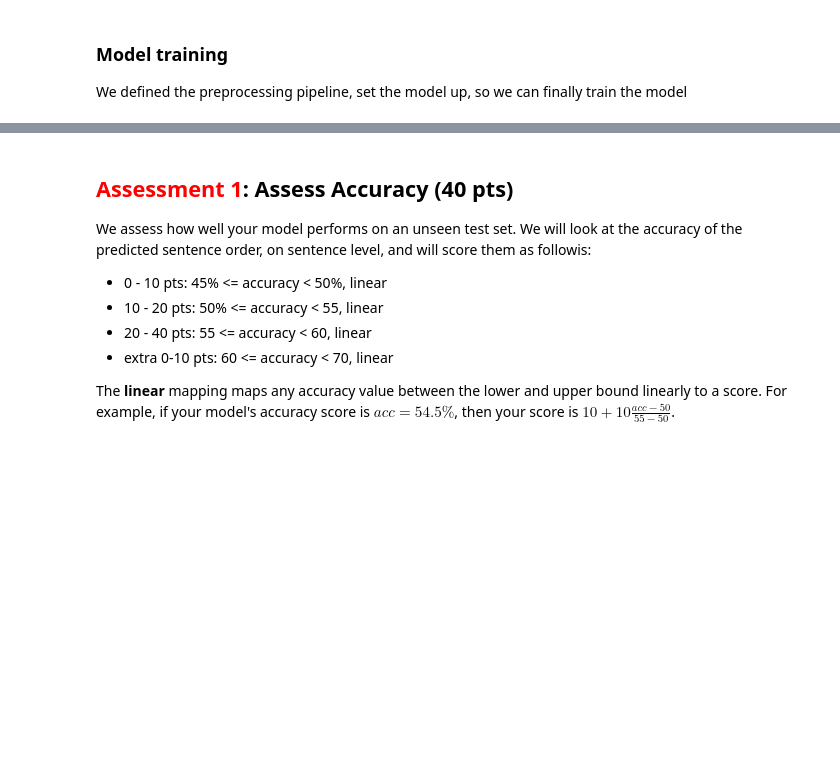
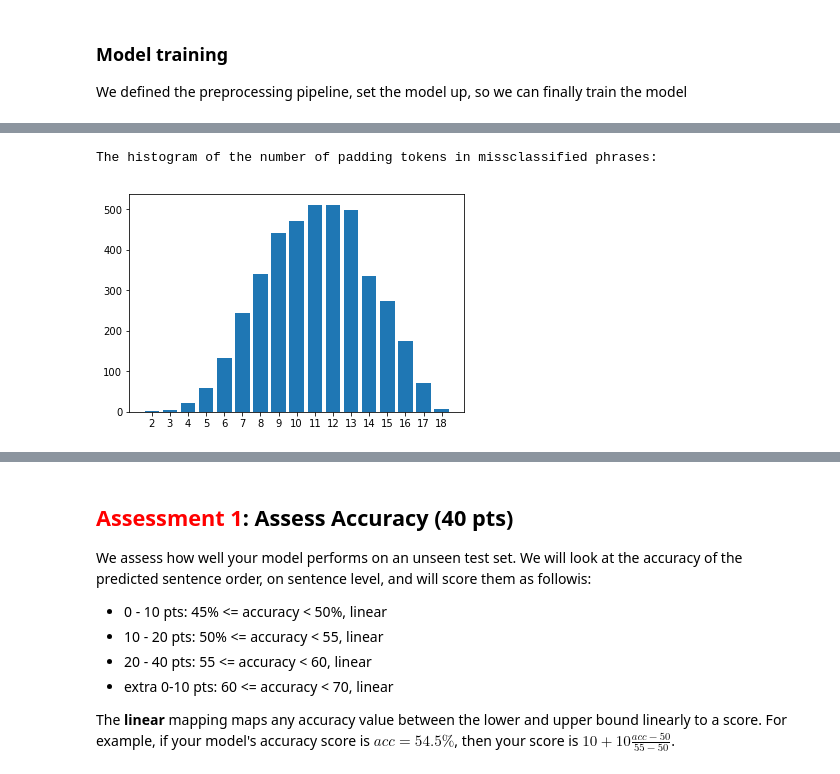
Before and after one commit to bfabiandev/SNLP2017UCL, a Jupyter notebook: stub.ipynb, the cells around one changed output, grey strips where cells are left out. Drawn from its saved outputs; the diff is of its cells as text; code cells hidden in the pictures; blank space fills up the shorter version.

Commit message:
added error analysis

```diff
--- a/stub.ipynb
+++ b/stub.ipynb
@@ -1127,0 +1299,16 @@ with tf.Session() as sess:
+# %%
+### ERROR EXAMPLES  ####
+Number_of_missclassified_exaples_to_display =1
+
+with tf.Session() as sess:
+    # LOAD EARLY STOPPED MODEL
+    saver = tf.train.Saver()
+    saver.restore(sess, './model/model.checkpoint')
+
+    # MAKE SURE IT GIVES THE SAME PREDICTIONS AS BEFORE
+    dev_feed_dict = {story: dev_stories, order: dev_orders, dropout_prob: 0.0, phase: False}
+    dev_predicted = sess.run(predict, feed_dict=dev_feed_dict)
+
+    #GET THE ERROR EXAMPLES
+    errors  = getErrors(data_dev,dev_orders,dev_predicted)
+    displayErrors(errors,Number_of_missclassified_exaples_to_display)
@@ -1127,0 +1331,9 @@ with tf.Session() as sess:
+# %%
+# Get the number of OOV and PAD tokens in each missclassified phrase and display them as histograms
+stats = getPADandOOVHistogramsOnErrors(errors,dev_stories)
+# %%
+print("The histogram of the number of padding tokens in missclassified phrases:")
+plot_histogram(stats,'PAD_hist')
+# %% [output]
+The histogram of the number of padding tokens in missclassified phrases:
+[figure, added]
```
Also changed, not shown: parts of 23 cells of this notebook.
